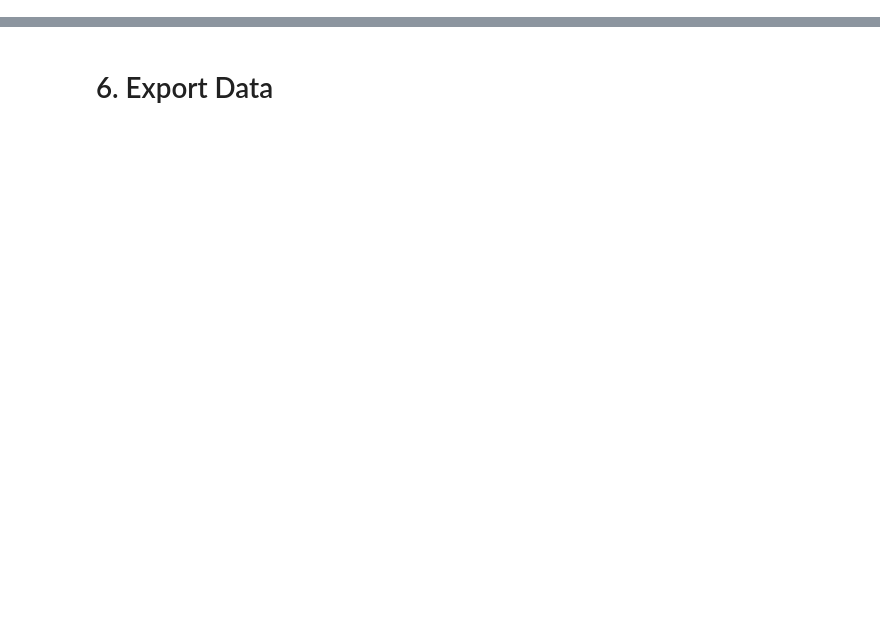
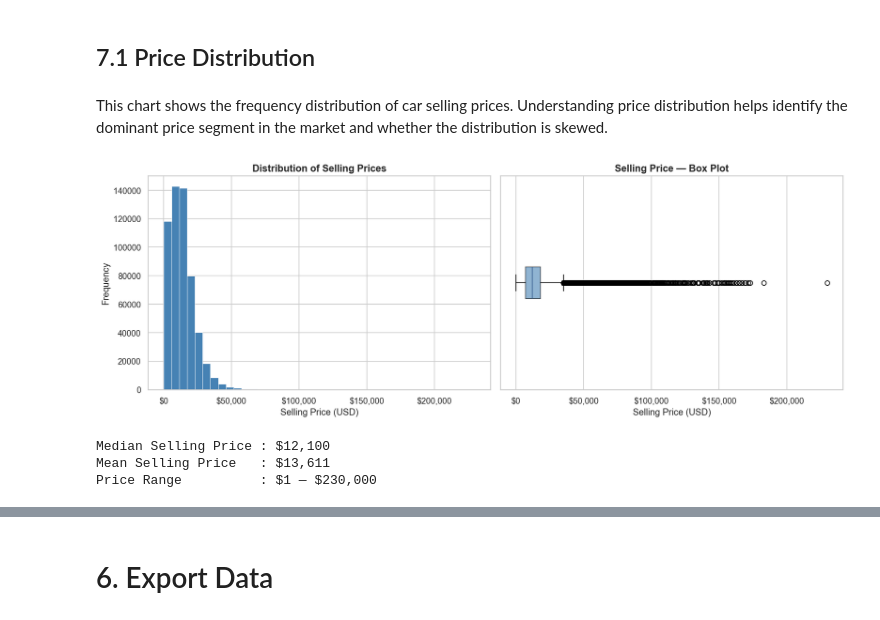
Before and after one commit to adhirizqi/data-visualization, a Jupyter notebook: P2_Adhi-Rizqi.ipynb, the cells around one changed output, grey strips where cells are left out. Drawn from its saved outputs; the diff is of its cells as text; code cells hidden in the pictures; blank space fills up the shorter version.

```diff
--- a/P2_Adhi-Rizqi.ipynb
+++ b/P2_Adhi-Rizqi.ipynb
@@ -541,0 +249,6 @@ Berdasarkan konklusi yang telah didapat, apabila saya menjadi seller dan hendak
+# %%
+# Use median for skew-robust imputation; mean for sellingprice
+df['condition']    = df['condition'].fillna(df['condition'].median())
+df['odometer']     = df['odometer'].fillna(df['odometer'].median())
+df['mmr']          = df['mmr'].fillna(df['mmr'].median())
+df['sellingprice'] = df['sellingprice'].fillna(df['sellingprice'].mean())
@@ -541,0 +257,13 @@ Berdasarkan konklusi yang telah didapat, apabila saya menjadi seller dan hendak
+# %%
+df['saledate'] = pd.to_datetime(
+    df['saledate'],
+    errors='coerce',
+    utc=True
+)
+
+# remove timezone
+df['saledate'] = df['saledate'].dt.tz_localize(None)
+
+df = df.dropna(subset=['saledate'])
+
+print(f'saledate dtype: {df["saledate"].dtype}')
@@ -541,0 +311,33 @@ Berdasarkan konklusi yang telah didapat, apabila saya menjadi seller dan hendak
+# %% [markdown]
+## 7.1 Price Distribution
+# %% [markdown]
+This chart shows the frequency distribution of car selling prices. Understanding price distribution helps identify the dominant price segment in the market and whether the distribution is skewed.
+# %%
+fig, axes = plt.subplots(1, 2, figsize=(14, 5))
+
+# Histogram
+axes[0].hist(df['sellingprice'].dropna(), bins=40, color='steelblue', edgecolor='white', linewidth=0.5)
+axes[0].set_title('Distribution of Selling Prices', fontsize=13, fontweight='bold')
+axes[0].set_xlabel('Selling Price (USD)')
+axes[0].set_ylabel('Frequency')
+axes[0].xaxis.set_major_formatter(plt.FuncFormatter(lambda x, _: f'${x:,.0f}'))
+
+# Box plot
+axes[1].boxplot(df['sellingprice'].dropna(), vert=False, patch_artist=True,
+                boxprops=dict(facecolor='steelblue', alpha=0.6))
+axes[1].set_title('Selling Price — Box Plot', fontsize=13, fontweight='bold')
+axes[1].set_xlabel('Selling Price (USD)')
+axes[1].xaxis.set_major_formatter(plt.FuncFormatter(lambda x, _: f'${x:,.0f}'))
+axes[1].set_yticks([])
+
+plt.tight_layout()
+plt.show()
+
+print(f"Median Selling Price : ${df['sellingprice'].median():,.0f}")
+print(f"Mean Selling Price   : ${df['sellingprice'].mean():,.0f}")
+print(f"Price Range          : ${df['sellingprice'].min():,.0f} — ${df['sellingprice'].max():,.0f}")
+# %% [output]
+[figure, added]
+Median Selling Price : $12,100
+Mean Selling Price   : $13,611
+Price Range          : $1 — $230,000
```
Also changed, not shown: parts of 166 cells of this notebook, 7 other files.
